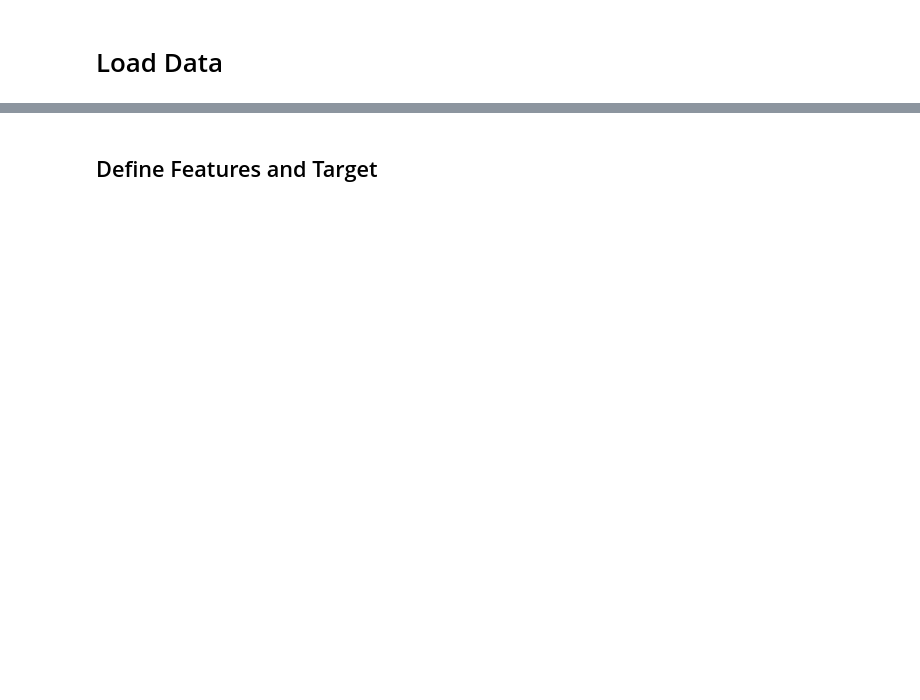
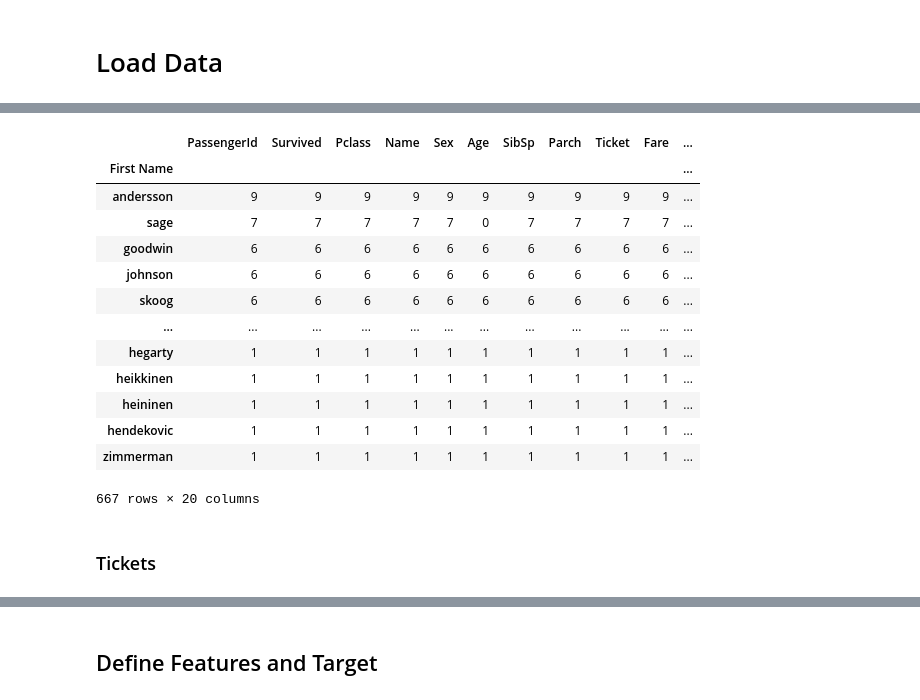
Before and after one commit to ageofneil/kaggle, a Jupyter notebook: titanic/model.ipynb, the cells around one changed output, grey strips where cells are left out. Saved outputs shown, nothing was run; the diff lists cells and outputs as text; code cells hidden in the pictures; blank space fills up the shorter version.

```diff
--- a/titanic/model.ipynb
+++ b/titanic/model.ipynb
@@ -47,15 +85,3 @@ def get_lastname(name, first_name, title, nickname):
 def replace_last(source_string, replace_what):
     head, _sep, tail = source_string.rpartition(replace_what)
     return head + "" + tail
-# %%
-# lower case
-train.Name = train.Name.str.lower()
-
-## first name, title, nickname
-train['First Name'] = train['Name'].apply(lambda x: x.split(",")[0])
-train['Title'] = train['Name'].apply(lambda x: x.split(",")[1].split()[0])
-train['Nickname'] = train['Name'].apply(lambda x: get_nickanme(x))
-train['Last Name'] = train.apply(lambda x: get_lastname(x['Name'], x['First Name'],x['Title'],x['Nickname']), axis=1)
-train['Junior'] = train['Last Name'].apply(lambda x: x.endswith(("jr","ii")))
-train['Last Name'] = train['Name'].apply(lambda x: replace_last(x, "jr"))
-train['Last Name'] = train['Name'].apply(lambda x: replace_last(x, "ii"))
@@ -73,0 +88,20 @@ test['Last Name'] = test['Name'].apply(lambda x: replace_last(x, "ii"))
+# %%
+def nlp_transforms(df):
+    df.Name = df.Name.str.lower()
+
+    ## first name, title, nickname
+    df['First Name'] = df['Name'].apply(lambda x: x.split(",")[0])
+    df['Title'] = df['Name'].apply(lambda x: x.split(",")[1].split()[0])
+    df['Nickname'] = df['Name'].apply(lambda x: get_nickanme(x))
+    df['Last Name'] = df.apply(lambda x: get_lastname(x['Name'], x['First Name'],x['Title'],x['Nickname']), axis=1)
+    df['Junior'] = df['Last Name'].apply(lambda x: x.endswith(("jr","ii")))
+    df['Last Name'] = df['Last Name'].apply(lambda x: replace_last(x, "jr"))
+    df['Last Name'] = df['Last Name'].apply(lambda x: replace_last(x, "ii"))
+    df['Last Name'] = df['Last Name'].apply(lambda x: x.strip())
+    df['Middle Names'] = df['Last Name'].apply(lambda x: x.split(' ')[1:])
+    df['Middle Names'] = df['Middle Names'].apply(lambda x: ' '.join(x))
+    df['Last Name'] = df['Last Name'].apply(lambda x: x.split(' ')[0])
+    return df
+# %%
+train = nlp_transforms(train)
+test = nlp_transforms(test)
@@ -73,0 +138,4 @@ test['Last Name'] = test['Name'].apply(lambda x: replace_last(x, "ii"))
+# %%
+train['family_size'] = train['SibSp'] + train['Parch'] + 1
+train['is_alone'] = 0
+train.loc[train['family_size'] == 1, 'is_alone'] = 1
@@ -73,0 +157,19 @@ test['Last Name'] = test['Name'].apply(lambda x: replace_last(x, "ii"))
+# %%
+train.groupby('First Name').count().sort_values(by='Name', ascending=False)
+# %% [output]
+|  | PassengerId | Survived | Pclass | Name | Sex | Age | SibSp | Parch | Ticket | Fare | ... |
+| First Name |  |  |  |  |  |  |  |  |  |  | ... |
+| andersson | 9 | 9 | 9 | 9 | 9 | 9 | 9 | 9 | 9 | 9 | ... |
+| sage | 7 | 7 | 7 | 7 | 7 | 0 | 7 | 7 | 7 | 7 | ... |
+| goodwin | 6 | 6 | 6 | 6 | 6 | 6 | 6 | 6 | 6 | 6 | ... |
+| johnson | 6 | 6 | 6 | 6 | 6 | 6 | 6 | 6 | 6 | 6 | ... |
+| skoog | 6 | 6 | 6 | 6 | 6 | 6 | 6 | 6 | 6 | 6 | ... |
+| ... | ... | ... | ... | ... | ... | ... | ... | ... | ... | ... | ... |
+| hegarty | 1 | 1 | 1 | 1 | 1 | 1 | 1 | 1 | 1 | 1 | ... |
+| heikkinen | 1 | 1 | 1 | 1 | 1 | 1 | 1 | 1 | 1 | 1 | ... |
+| heininen | 1 | 1 | 1 | 1 | 1 | 1 | 1 | 1 | 1 | 1 | ... |
+| hendekovic | 1 | 1 | 1 | 1 | 1 | 1 | 1 | 1 | 1 | 1 | ... |
+| zimmerman | 1 | 1 | 1 | 1 | 1 | 1 | 1 | 1 | 1 | 1 | ... |
+667 rows × 20 columns
+# %% [markdown]
+### Tickets
```
Also changed, not shown: parts of 44 cells of this notebook, 8 other files.
